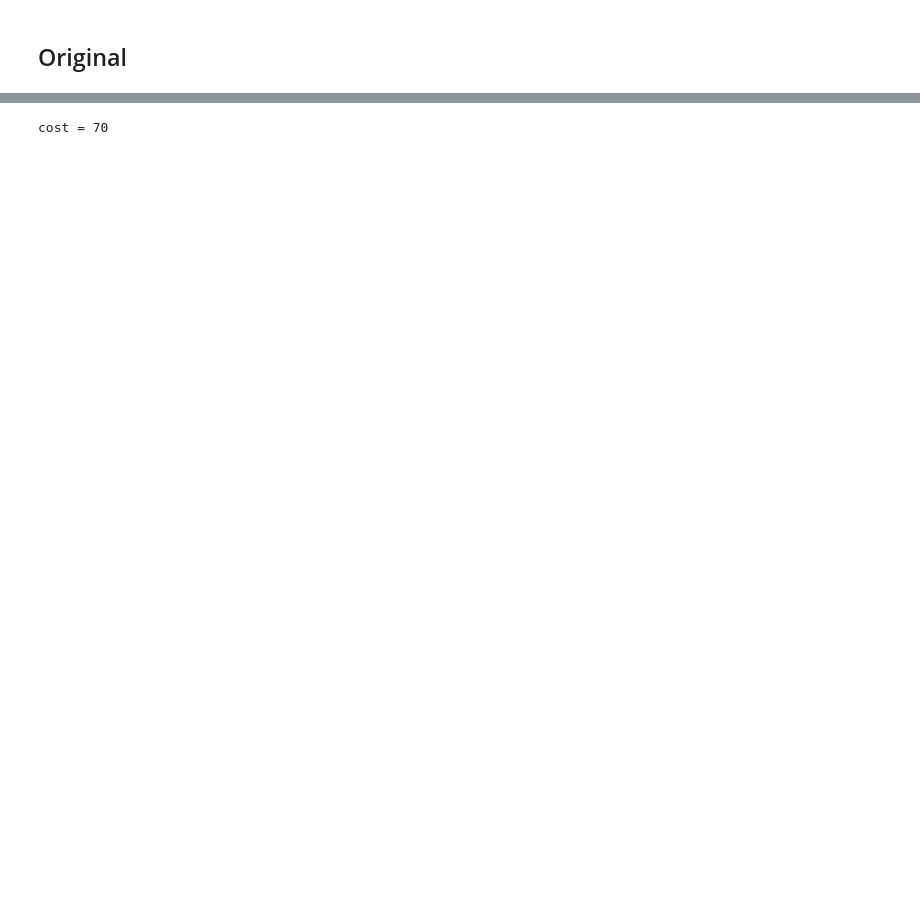
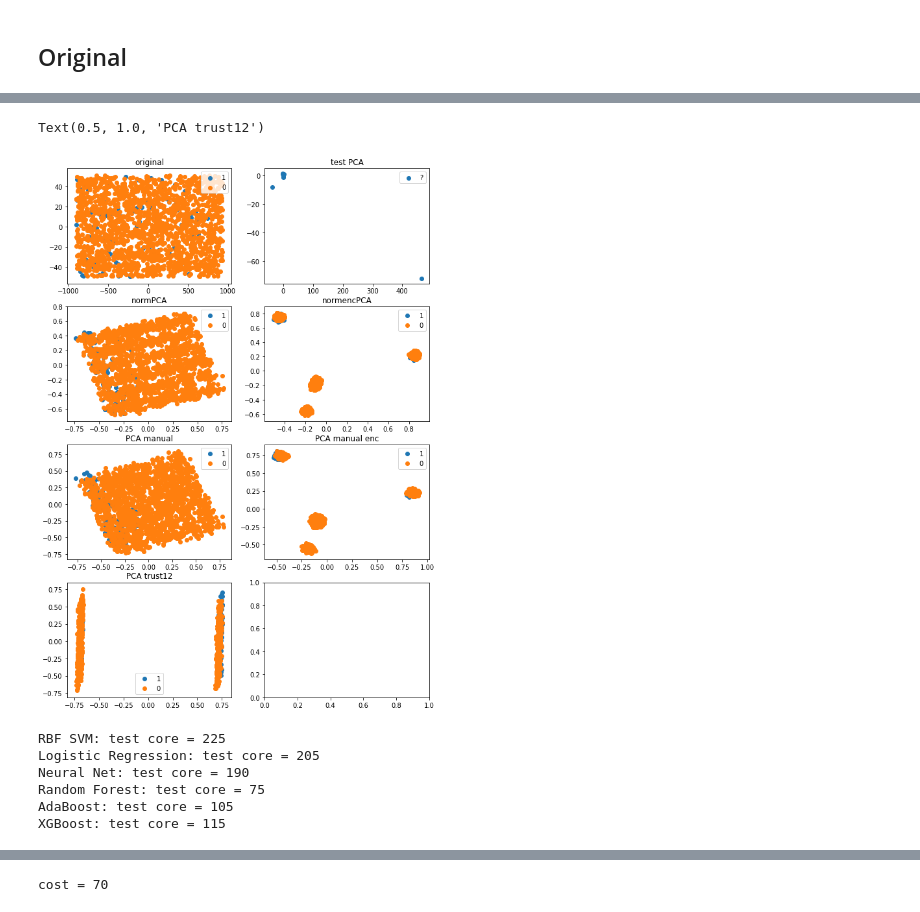
Before and after one commit to heatherwan/DataMining_course_project, a Jupyter notebook: feature_generation_PCA.ipynb, the cells around one changed output, grey strips where cells are left out. Cells and saved outputs as stored; diff of their text form; code cells hidden in the pictures; blank space fills up the shorter version.

Commit message:
conclusion of experiments on PCA and manual generate set

```diff
--- a/feature_generation_PCA.ipynb
+++ b/feature_generation_PCA.ipynb
@@ -43,0 +82,6 @@ Test set has 498121 entries and 9 features
+# %%
+# without encode
+fit_minmax = MinMaxScaler()
+X_train_norm = pd.DataFrame(fit_minmax.fit_transform(X), columns=X.columns, index=X.index)
+print(X_train_norm.shape)
+X_test_norm = pd.DataFrame(fit_minmax.transform(test_data), columns=test_data.columns, index=test_data.index)
@@ -138,0 +211,4 @@ XGBoost: test core = 115
+# %%
+X_train_notrustlevel = X_train_manual.iloc[:,:6]
+# print(X_train_notrustlevel.shape)
+code_for_test(X_train_notrustlevel, y)
@@ -138,0 +233,4 @@ XGBoost: test core = 115
+# %%
+X_train_trustlevel_12 = X_train_manual_enc[X_train_manual_enc['trustLevel_1.0']==1].append(X_train_manual_enc[X_train_manual_enc['trustLevel_2.0']==1]).iloc[:,:8]
+y_trust12 = y[X_train_manual_enc['trustLevel_1.0']==1].append(y[X_train_manual_enc['trustLevel_2.0']==1])
+code_for_test(X_train_trustlevel_12, y_trust12)
@@ -138,0 +291,47 @@ XGBoost: test core = 115
+# %%
+fig, ax = plt.subplots(4,2)
+fig.set_figheight(15)
+fig.set_figwidth(10)
+ax[0,0].scatter(X_train_PCA[y==1,0], X_train_PCA[y==1,1], label='1')
+ax[0,0].scatter(X_train_PCA[y==0,0], X_train_PCA[y==0,1], label='0')
+ax[0,0].legend()
+ax[0,0].set_title('original')
+ax[0,1].scatter(X_test_PCA[0], X_test_PCA[1], label='?')
+ax[0,1].legend()
+ax[0,1].set_title('test PCA')
+ax[1,0].scatter(X_train_PCA_norm[y==1,0], X_train_PCA_norm[y==1,1], label='1')
+ax[1,0].scatter(X_train_PCA_norm[y==0,0], X_train_PCA_norm[y==0,1], label='0')
+ax[1,0].legend()
+ax[1,0].set_title('normPCA')
+ax[1,1].scatter(X_train_PCA_norm_enc[y==1,0], X_train_PCA_norm_enc[y==1,1], label='1')
+ax[1,1].scatter(X_train_PCA_norm_enc[y==0,0], X_train_PCA_norm_enc[y==0,1], label='0')
+ax[1,1].legend()
+ax[1,1].set_title('normencPCA')
+ax[2,0].scatter(X_train_PCA_manual[y==1,0], X_train_PCA_manual[y==1,1], label='1')
+ax[2,0].scatter(X_train_PCA_manual[y==0,0], X_train_PCA_manual[y==0,1], label='0')
+ax[2,0].legend()
+ax[2,0].set_title('PCA manual')
+ax[2,1].scatter(X_train_PCA_manual_enc[y==1,0], X_train_PCA_manual_enc[y==1,1], label='1')
+ax[2,1].scatter(X_train_PCA_manual_enc[y==0,0], X_train_PCA_manual_enc[y==0,1], label='0')
+ax[2,1].legend()
+ax[2,1].set_title('PCA manual enc')
+# ax[2,1].scatter(X_train_PCA_notrust[y==1,0], X_train_PCA_notrust[y==1,1], label='1')
+# ax[2,1].scatter(X_train_PCA_notrust[y==0,0], X_train_PCA_notrust[y==0,1], label='0')
+# ax[2,1].legend()
+# ax[2,1].set_title('PCA no trust')
+ax[3,0].scatter(X_train_PCA_trust12[y_trust12==1,0], X_train_PCA_trust12[y_trust12==1,1], label='1')
+ax[3,0].scatter(X_train_PCA_trust12[y_trust12==0,0], X_train_PCA_trust12[y_trust12==0,1], label='0')
+ax[3,0].legend()
+ax[3,0].set_title('PCA trust12')
+# %% [output]
+Text(0.5, 1.0, 'PCA trust12')
+[figure, added]
+# %%
+code_for_test(X_train_PCA_manual_enc, y)
+# %% [output]
+RBF SVM: test core = 225
+Logistic Regression: test core = 205
+Neural Net: test core = 190
+Random Forest: test core = 75
+AdaBoost: test core = 105
+XGBoost: test core = 115
```
Also changed, not shown: parts of 36 cells of this notebook, 1 other file.
